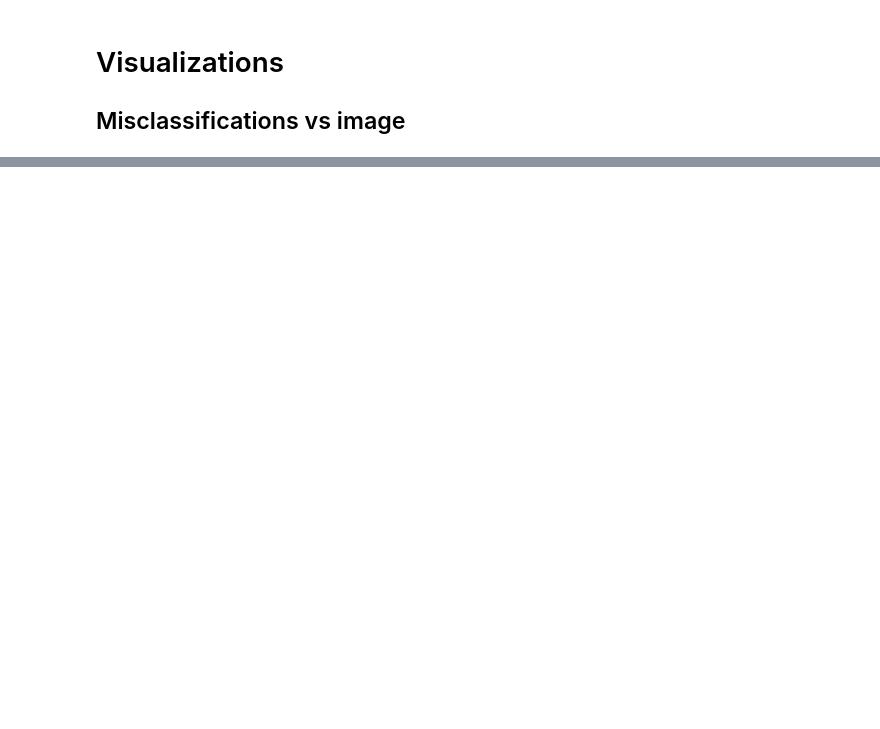
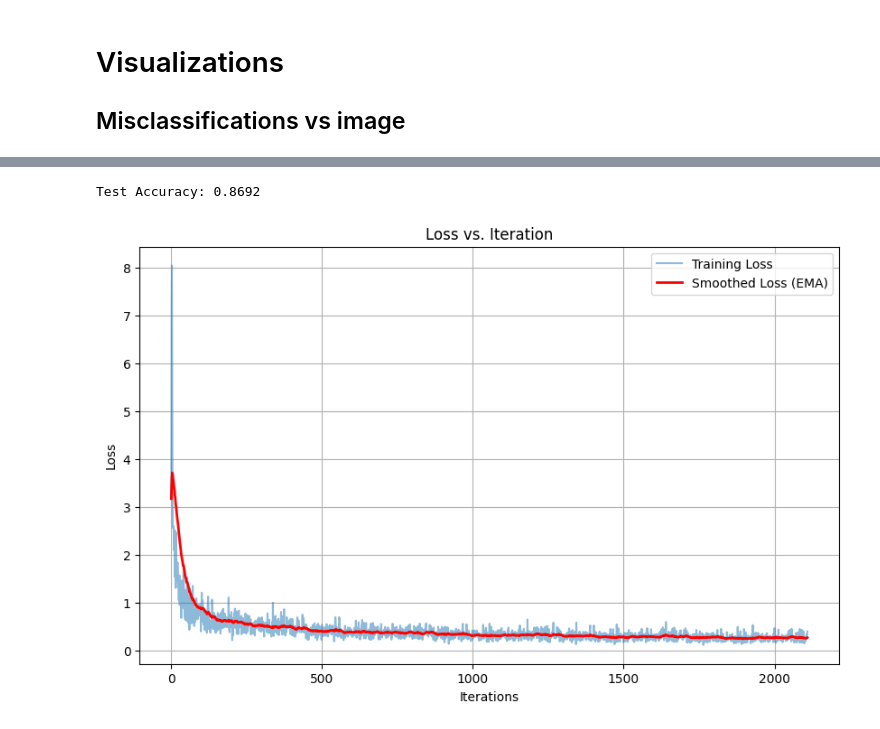
Before and after one commit to hexager/NeuralNetwork, a Jupyter notebook: NeuralNetwork.ipynb, the cells around one changed output, grey strips where cells are left out. Saved outputs shown, nothing was run; the diff lists cells and outputs as text; code cells hidden in the pictures; blank space fills up the shorter version.

```diff
--- a/NeuralNetwork.ipynb
+++ b/NeuralNetwork.ipynb
@@ -178,0 +240,9 @@ plt.show()
+# %%
+n_features = X_train.shape[1]
+n_classes = y_train_onehot.shape[1]
+NeuralnetmodelNAG = NeuralNetwork()
+NeuralnetmodelNAG.add_layer(n_features, 64, 'relu', optimizer='nag')    # Input layer -> Hidden layer
+NeuralnetmodelNAG.add_layer(64, 32, 'relu',optimizer='adam')            # Hidden layer -> Hidden layer
+NeuralnetmodelNAG.add_layer(32, n_classes, 'softmax', optimizer='adam')   # Hidden layer -> Output layer
+loss_history = NeuralnetmodelNAG.train( X_train, y_train_onehot,batch_size=128,
+        learning_rate=0.002, epochs=5)
@@ -178,0 +251,27 @@ plt.show()
+# %%
+test_predictions = NeuralnetmodelNAG.forward(X_test)
+test_accuracy = NeuralnetmodelNAG.compute_accuracy(test_predictions, y_test_onehot)
+print(f'Test Accuracy: {test_accuracy:.4f}')
+# %% [output]
+Test Accuracy: 0.8692
+# %%
+alpha = 0.05
+
+# Compute exponential moving average
+ema_loss = np.zeros_like(NeuralnetmodelNAG.loss_history)
+ema_loss[0] = NeuralnetmodelNAG.loss_history[0]  # First value is same as the first loss
+for i in range(1, len(NeuralnetmodelNAG.loss_history)):
+    ema_loss[i] = alpha * NeuralnetmodelNAG.loss_history[i] + (1 - alpha) * ema_loss[i - 1]
+
+# Plotting the training loss and the smoothed EMA loss
+plt.figure(figsize=(10, 6))
+plt.plot(NeuralnetmodelNAG.loss_history, label='Training Loss', alpha=0.5)
+plt.plot(ema_loss, label='Smoothed Loss (EMA)', color='red', linewidth=2)
+plt.title('Loss vs. Iteration')
+plt.xlabel('Iterations')
+plt.ylabel('Loss')
+plt.grid(True)
+plt.legend()
+plt.show()
+# %% [output]
+[figure, added]
```
Also changed, not shown: parts of 11 cells of this notebook.
